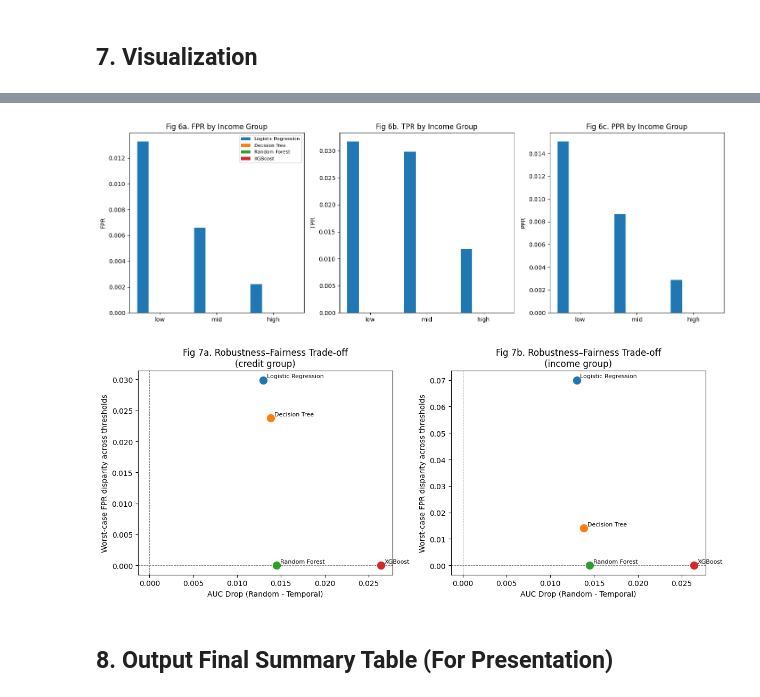
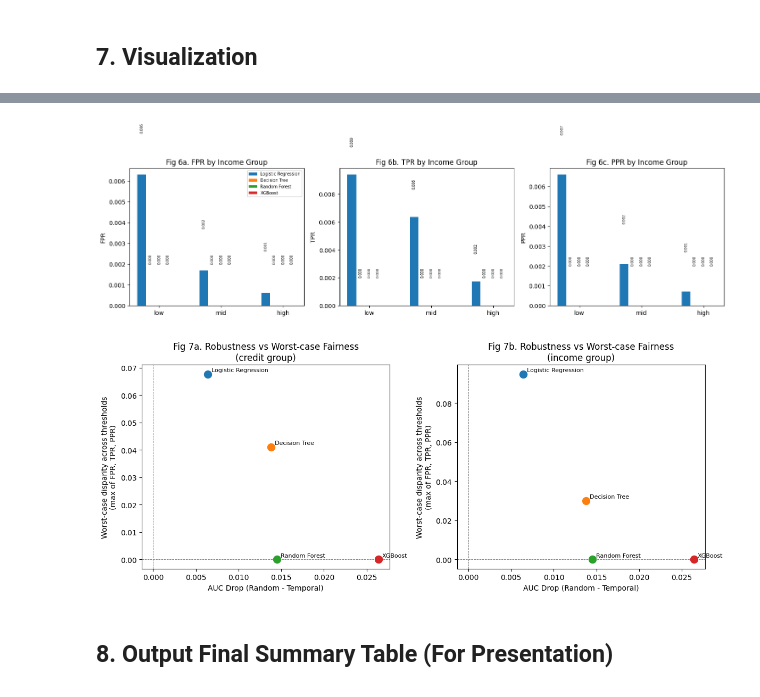
Before and after one commit to shree-sriadibhatla/CSCI-567-Project, a Jupyter notebook: lending_club_prefinal.ipynb, the cells around one changed output, grey strips where cells are left out. Saved outputs shown, nothing was run; the diff lists cells and outputs as text; code cells hidden in the pictures.

```diff
--- a/lending_club_prefinal.ipynb
+++ b/lending_club_prefinal.ipynb
@@ -511,0 +542,8 @@ Best balanced candidate (val_AUC - AUC_drop): LR_C0.001
+# %%
+dt_results = evaluate_model_configs(DT_MODEL_CONFIGS)
+# %%
+for name, res in sorted(dt_results.items(), key=lambda x: x[1]['temporal']['val_auc'], reverse=True):
+    print(f"{name:18s}  temp_val_AUC={res['temporal']['val_auc']:.4f}  "
+          f"temp_test_AUC={res['temporal']['auc']:.4f}  "
+          f"random_test_AUC={res['random']['auc']:.4f}  "
+          f"AUC_drop={res['auc_drop']:.4f}")
@@ -599,12 +674,7 @@ Best balanced candidate (val_AUC - AUC_drop): RF_n300_d5
 # %% [markdown]
 ## Combined Experiments Across All Models
 # %%
-TREE_MODEL_CONFIGS = {
-    'DTree_d3':   (DecisionTreeClassifier(max_depth=3,  random_state=42), 'raw'),
-    'DTree_d5':   (DecisionTreeClassifier(max_depth=5,  random_state=42), 'raw'),
-    'DTree_d7':   (DecisionTreeClassifier(max_depth=7,  random_state=42), 'raw'),
-    'DTree_d10':  (DecisionTreeClassifier(max_depth=10, random_state=42), 'raw'),
-}
+TREE_MODEL_CONFIGS = DT_MODEL_CONFIGS.copy()
 
 ALL_MODEL_CONFIGS = {}
 ALL_MODEL_CONFIGS.update(LR_MODEL_CONFIGS)
@@ -1136,49 +1221,73 @@ plt.show()
 # %%
 # Figure 6: Fairness by income group at threshold 0.5
+FAIR_MODELS_PLOT = REPRESENTATIVE_MODELS.copy()
+family_map = dict(zip(representative_lookup['Model'], representative_lookup['Family']))
+FAIR_LABELS_PLOT = [family_display.get(family_map.get(m, ''), m) for m in FAIR_MODELS_PLOT]
+colors_fair = [family_colors.get(family_map.get(m, ''), '#9467bd') for m in FAIR_MODELS_PLOT]
+
 income_groups = ['low', 'mid', 'high']
 fig, axes = plt.subplots(1, 3, figsize=(15, 5))
 for ax_i, metric in enumerate(metrics):
     x = np.arange(len(income_groups))
-    width = 0.8 / max(len(FAIR_MODELS_PLOT), 1)
+    width = 0.14
     for j, (mname, family_label, col) in enumerate(zip(FAIR_MODELS_PLOT, FAIR_LABELS_PLOT, colors_fair)):
         df_f = fairness_results.get(mname, {}).get('income', pd.DataFrame(columns=['group'] + metrics))
         vals = df_f.set_index('group').reindex(income_groups)[metric].fillna(0).tolist()
-        offset = (j - (len(FAIR_MODELS_PLOT) - 1) / 2) * width
-        axes[ax_i].bar(x + offset, vals, width=width, label=family_label, color=col)
+        offset = (j - len(FAIR_MODELS_PLOT) / 2) * width
+        bars = axes[ax_i].bar(x + offset, vals, width=width, label=family_label, color=col)
+        for bar, val in zip(bars, vals):
+            axes[ax_i].text(
+                bar.get_x() + bar.get_width() / 2,
+                bar.get_height() + 0.002,
+                f'{val:.3f}',
+                ha='center',
+                va='bottom',
+                fontsize=6,
+                rotation=90
+            )
     axes[ax_i].set_xticks(x)
     axes[ax_i].set_xticklabels(income_groups)
     axes[ax_i].set_title(f'Fig 6{chr(97+ax_i)}. {metric} by Income Group')
     axes[ax_i].set_ylabel(metric)
     if ax_i == 0:
-        axes[ax_i].legend(fontsize=8)
+        axes[ax_i].legend(fontsize=7)
 plt.tight_layout()
 plt.savefig('/content/fig6_fairness_income.png', dpi=150)
 plt.show()
 # %% [output]
-[figure, old version]
+[figure, new version]
 # %%
 # Figure 7: Robustness vs worst-case fairness disparity
+FAIR_MODELS_PLOT = REPRESENTATIVE_MODELS.copy()
+family_map = dict(zip(representative_lookup['Model'], representative_lookup['Family']))
+FAIR_LABELS_PLOT = [family_display.get(family_map.get(m, ''), m) for m in FAIR_MODELS_PLOT]
+colors_fair = [family_colors.get(family_map.get(m, ''), '#9467bd') for m in FAIR_MODELS_PLOT]
+
+tradeoff_df = df_fairness_summary[df_fairness_summary['Model'].isin(FAIR_MODELS_PLOT)].copy()
+tradeoff_df['Worst Credit Overall_disp'] = tradeoff_df[['Worst Credit FPR_disp', 'Worst Credit TPR_disp', 'Worst Credit PPR_disp']].max(axis=1)
+tradeoff_df['Worst Income Overall_disp'] = tradeoff_df[['Worst Income FPR_disp', 'Worst Income TPR_disp', 'Worst Income PPR_disp']].max(axis=1)
+
 fig, axes = plt.subplots(1, 2, figsize=(12, 5))
-for ax_i, (x_col, y_col, title_suffix) in enumerate([
-    ('AUC Drop', 'Worst Credit FPR_disp', 'credit group'),
-    ('AUC Drop', 'Worst Income FPR_disp', 'income group'),
+for ax_i, (y_col, title_suffix) in enumerate([
+    ('Worst Credit Overall_disp', 'credit group'),
+    ('Worst Income Overall_disp', 'income group'),
 ]):
     for mname, family_label, col in zip(FAIR_MODELS_PLOT, FAIR_LABELS_PLOT, colors_fair):
-        row = df_fairness_summary[df_fairness_summary['Model'] == mname].iloc[0]
-        x_val = row[x_col]
+        row = tradeoff_df[tradeoff_df['Model'] == mname].iloc[0]
+        x_val = row['AUC Drop']
         y_val = row[y_col]
         axes[ax_i].scatter(x_val, y_val, color=col, s=100, label=family_label, zorder=3)
         axes[ax_i].annotate(family_label, (x_val, y_val), textcoords='offset points', xytext=(5, 3), fontsize=8)
     axes[ax_i].set_xlabel('AUC Drop (Random - Temporal)')
-    axes[ax_i].set_ylabel('Worst-case FPR disparity across thresholds')
-    axes[ax_i].set_title(f'Fig 7{chr(97+ax_i)}. Robustness–Fairness Trade-off\n({title_suffix})')
+    axes[ax_i].set_ylabel('Worst-case disparity across thresholds\n(max of FPR, TPR, PPR)')
+    axes[ax_i].set_title(f'Fig 7{chr(97+ax_i)}. Robustness vs Worst-case Fairness\n({title_suffix})')
     axes[ax_i].axhline(0, color='gray', linestyle='--', linewidth=0.7)
     axes[ax_i].axvline(0, color='gray', linestyle='--', linewidth=0.7)
 plt.tight_layout()
 plt.savefig('/content/fig7_tradeoff.png', dpi=150)
 plt.show()
 # %% [output]
-[figure, old version]
+[figure, new version]
 # %% [markdown]
 ## 8. Output Final Summary Table (For Presentation)
 # %%
```
Also changed, not shown: parts of 16 cells of this notebook.
